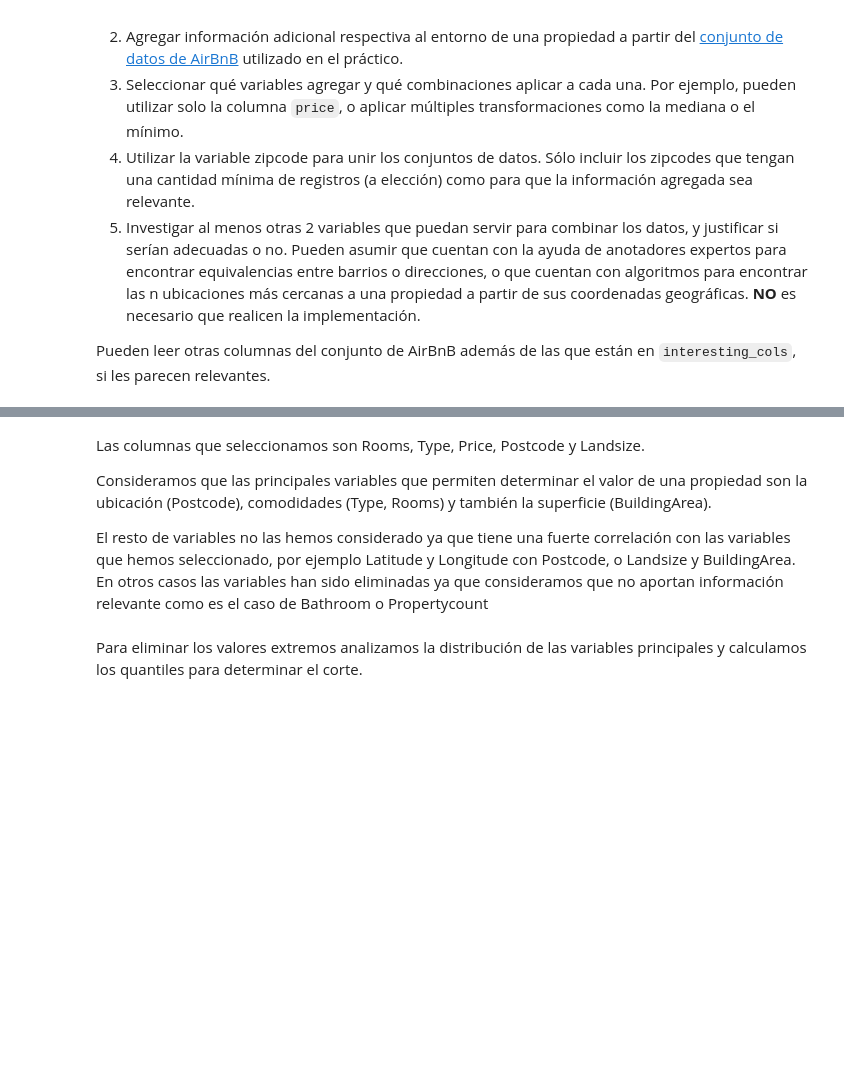
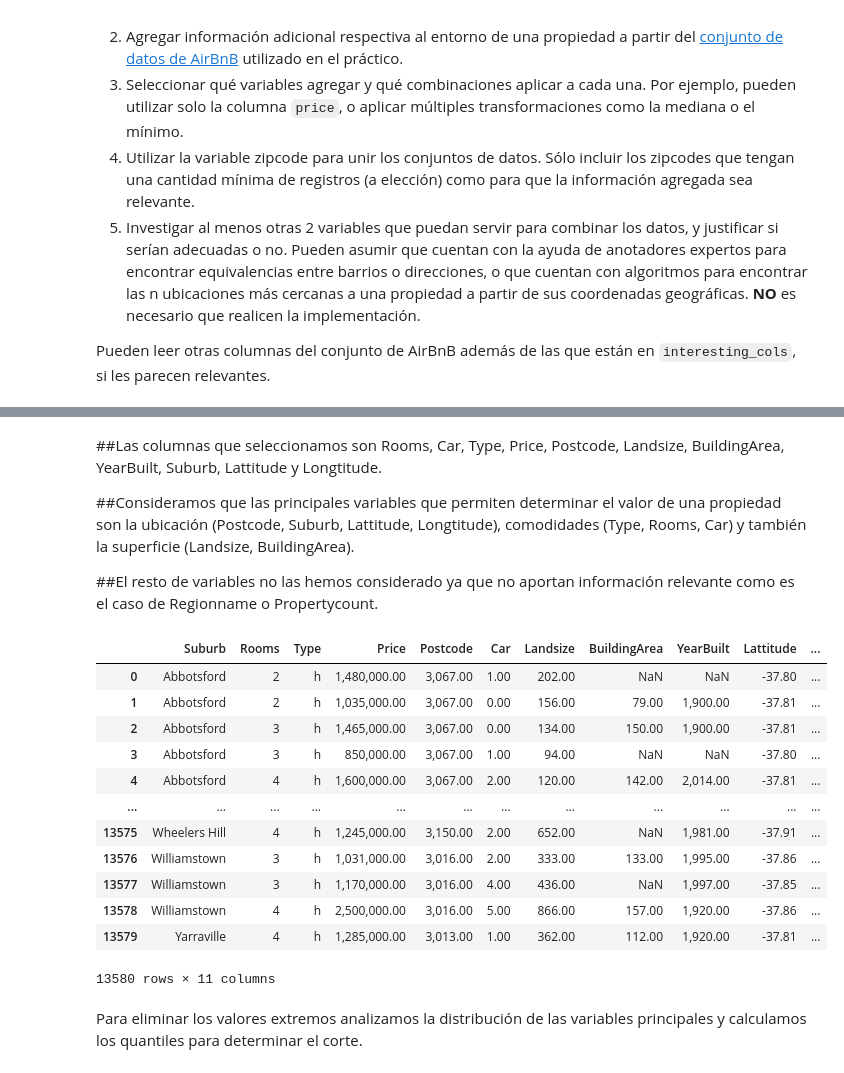
Before and after one commit to chino1504/diplodatos, a Jupyter notebook: EyCD/EyCD_G17_TP1.ipynb, the cells around one changed output, grey strips where cells are left out. Saved outputs shown, nothing was run; the diff lists cells and outputs as text; code cells hidden in the pictures; blank space fills up the shorter version.

```diff
--- a/EyCD/EyCD_G17_TP1.ipynb
+++ b/EyCD/EyCD_G17_TP1.ipynb
@@ -232,18 +241,33 @@ msno.matrix(melb_df_full,figsize=(15, 9), fontsize=12, color=[0,0.3,0.6])
 # %% [markdown]
-Las columnas que seleccionamos son Rooms, Type, Price, Postcode y Landsize.
+##Las columnas que seleccionamos son Rooms, Car, Type, Price, Postcode, Landsize, BuildingArea, YearBuilt, Suburb, Lattitude y Longtitude.
 
-Consideramos que las principales variables que permiten determinar el valor de una propiedad son la ubicación (Postcode), comodidades (Type, Rooms) y también la superficie (BuildingArea).
+##Consideramos que las principales variables que permiten determinar el valor de una propiedad son la ubicación (Postcode, Suburb, Lattitude, Longtitude), comodidades (Type, Rooms, Car) y también la superficie (Landsize, BuildingArea).
 
-El resto de variables no las hemos considerado ya que tiene una fuerte correlación con las variables que hemos seleccionado, por ejemplo Latitude y Longitude con Postcode, o Landsize y BuildingArea. En otros casos las variables han sido eliminadas ya que consideramos que no aportan información relevante como es el caso de Bathroom o Propertycount
+##El resto de variables no las hemos considerado ya que no aportan información relevante como es el caso de Regionname o Propertycount.
 # %%
 pandas.options.display.float_format = '{:,.2f}'.format
 interesting_cols = [
-  'Rooms', 'Type', 'Price',
-  'Postcode', 'Landsize',
+  'Rooms', 'Car', 'Type', 'Price',
+  'Postcode', 'Landsize','BuildingArea', 'YearBuilt',
+  'Suburb', 'Lattitude', 'Longtitude'
 ]
 melb_df = pandas.read_csv(
     'https://cs.famaf.unc.edu.ar/~mteruel/datasets/diplodatos/melb_data.csv', usecols=interesting_cols)
 melb_df
+# %% [output]
+|  | Suburb | Rooms | Type | Price | Postcode | Car | Landsize | BuildingArea | YearBuilt | Lattitude | ... |
+| 0 | Abbotsford | 2 | h | 1,480,000.00 | 3,067.00 | 1.00 | 202.00 | NaN | NaN | -37.80 | ... |
+| 1 | Abbotsford | 2 | h | 1,035,000.00 | 3,067.00 | 0.00 | 156.00 | 79.00 | 1,900.00 | -37.81 | ... |
+| 2 | Abbotsford | 3 | h | 1,465,000.00 | 3,067.00 | 0.00 | 134.00 | 150.00 | 1,900.00 | -37.81 | ... |
+| 3 | Abbotsford | 3 | h | 850,000.00 | 3,067.00 | 1.00 | 94.00 | NaN | NaN | -37.80 | ... |
+| 4 | Abbotsford | 4 | h | 1,600,000.00 | 3,067.00 | 2.00 | 120.00 | 142.00 | 2,014.00 | -37.81 | ... |
+| ... | ... | ... | ... | ... | ... | ... | ... | ... | ... | ... | ... |
+| 13575 | Wheelers Hill | 4 | h | 1,245,000.00 | 3,150.00 | 2.00 | 652.00 | NaN | 1,981.00 | -37.91 | ... |
+| 13576 | Williamstown | 3 | h | 1,031,000.00 | 3,016.00 | 2.00 | 333.00 | 133.00 | 1,995.00 | -37.86 | ... |
+| 13577 | Williamstown | 3 | h | 1,170,000.00 | 3,016.00 | 4.00 | 436.00 | NaN | 1,997.00 | -37.85 | ... |
+| 13578 | Williamstown | 4 | h | 2,500,000.00 | 3,016.00 | 5.00 | 866.00 | 157.00 | 1,920.00 | -37.86 | ... |
+| 13579 | Yarraville | 4 | h | 1,285,000.00 | 3,013.00 | 1.00 | 362.00 | 112.00 | 1,920.00 | -37.81 | ... |
+13580 rows × 11 columns
 # %% [markdown]
 Para eliminar los valores extremos analizamos la distribución de las variables principales y calculamos los quantiles para determinar el corte.
 # %%
```
Also changed, not shown: parts of 27 cells of this notebook, 1 other file.
